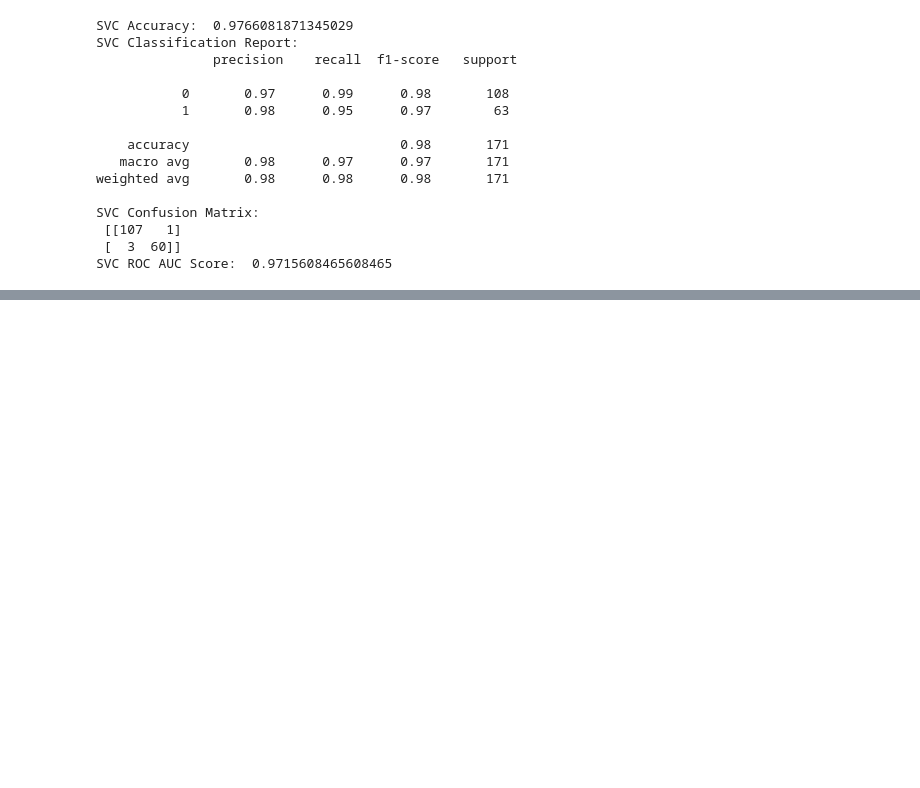
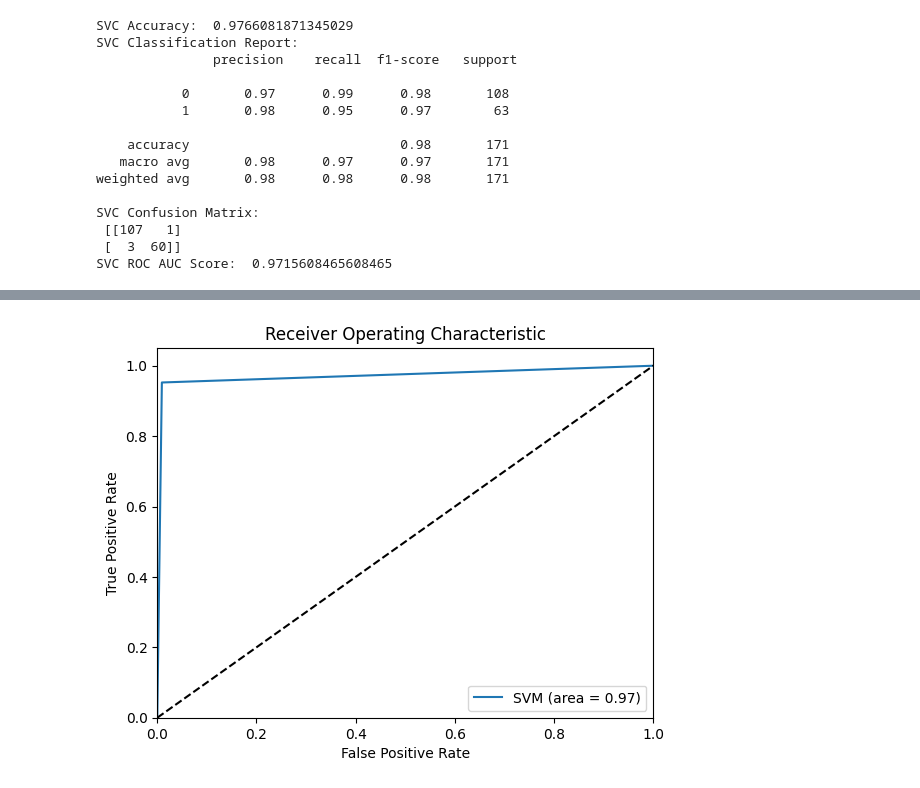
Before and after one commit to devanshis12/mlcb-bc-detection, a Jupyter notebook: bc_model.ipynb, the cells around one changed output, grey strips where cells are left out. Cells and saved outputs as stored; diff of their text form; code cells hidden in the pictures; blank space fills up the shorter version.

```diff
--- a/bc_model.ipynb
+++ b/bc_model.ipynb
@@ -514,0 +772,5 @@ SVC ROC AUC Score:  0.9715608465608465
+# %%
+# SVM
+plot_roc_curve(y_test, y_pred, 'SVM')
+# %% [output]
+[figure, added]
```
Also changed, not shown: parts of 23 cells of this notebook.
